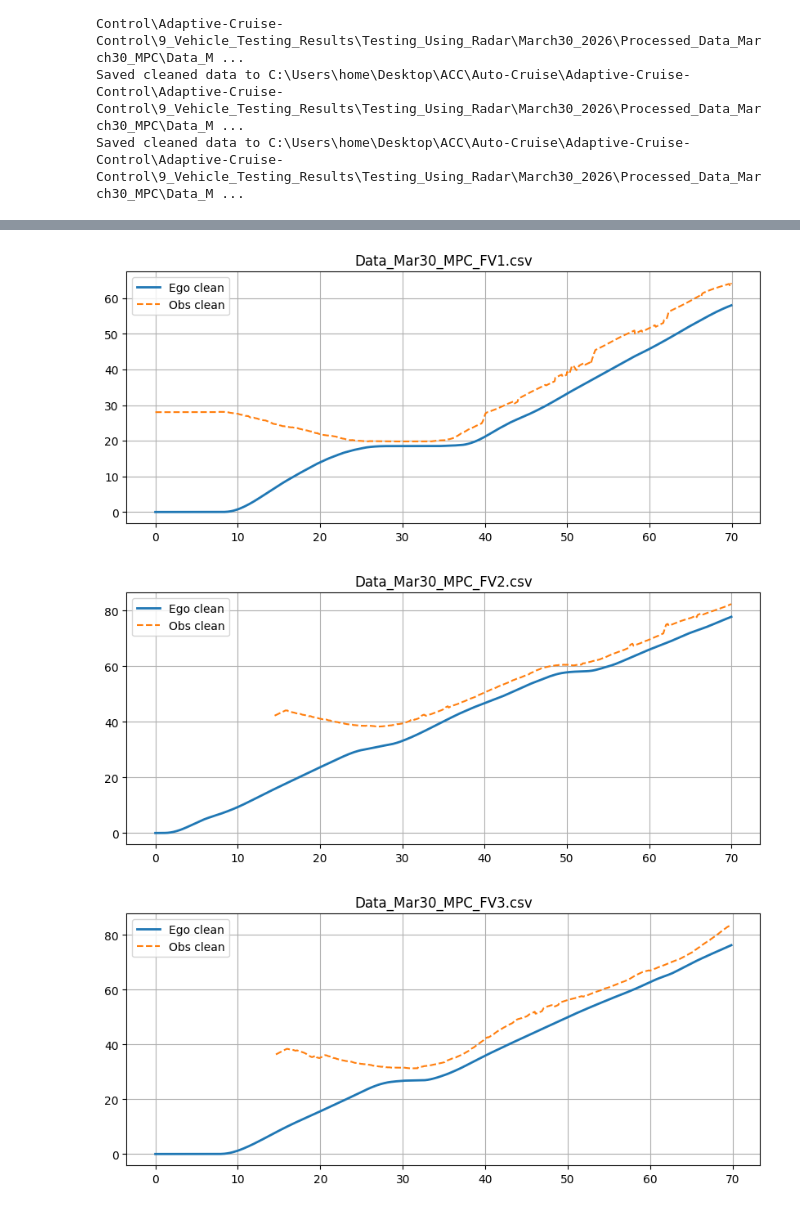
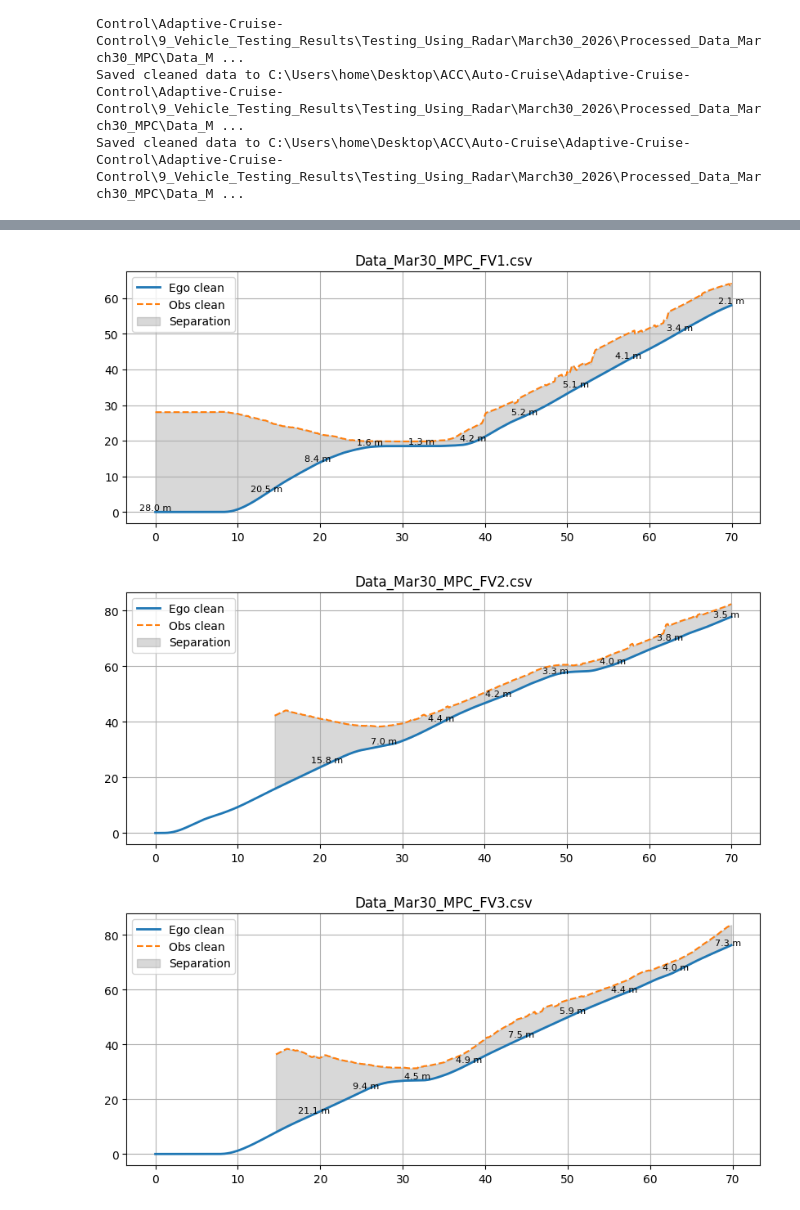
Before and after one commit to Santhosh4888/Adaptive-Cruise-Control, a Jupyter notebook: 9_Vehicle_Testing_Results/Testing_Using_Radar/March30_2026/Data_visualization_MPC_FV.ipynb, the cells around one changed output, grey strips where cells are left out. Cells and saved outputs as stored; diff of their text form; code cells hidden in the pictures.

```diff
--- a/9_Vehicle_Testing_Results/Testing_Using_Radar/March30_2026/Data_visualization_MPC_FV.ipynb
+++ b/9_Vehicle_Testing_Results/Testing_Using_Radar/March30_2026/Data_visualization_MPC_FV.ipynb
@@ -95,6 +95,11 @@ for file, df in data.items():
     # ---- Separation ----
     if "Separation(m)" in df.columns:
         axes[1].plot(df["Time"], df["Separation(m)"], label="Separation")
+
+    # Minimum safe separation line ( 2 seconds at current speed + min safe distance)
+    if "Ego_Velocity_kmph" in df.columns:
+        min_sep = df["Ego_Velocity_kmph"] * (1000/3600) * 2 + 1  # 2 seconds gap in meters + min safe distance
+        axes[1].plot(df["Time"], min_sep, linestyle="-", color="green", label="Min Safe Separation")
 
     axes[0].set_ylabel("Velocity (Kmph)")
     axes[0].set_title(f"Vehicle Velocity — {file}")
@@ -283,6 +288,12 @@ for file, df in data.items():
     axes[1].legend()
     axes[1].grid()
 
+    # Minimum separation line ( 2 seconds at current speed + min safe distance)
+    if "Ego_Velocity_clean" in df.columns:
+        min_sep = df["Ego_Velocity_clean"] * (1000/3600) * 2 + 1  # 2 seconds gap in meters + min safe distance
+        axes[1].plot(df["Time"], min_sep, linestyle="-", color="green", label="Min Safe Separation")
+        axes[1].legend()
+
     plt.tight_layout()
     plt.show()
 # %% [output]
@@ -293,11 +304,19 @@ for file, df in data.items():
 # %%
 for file, df in data.items():
     plt.figure(figsize=(10,4))
     # plt.plot(df["Time"], df["Ego_Position(m)"], alpha=0.3, label="Ego raw")
     plt.plot(df["Time"], df["Ego_Position_clean"], label="Ego clean", linewidth=2)
     plt.plot(df["Time"], df["Obs_Position_clean"], label="Obs clean", linestyle="--")
+    #show the gap between ego and obs as separation and show the value of separation as well
+    plt.fill_between(df["Time"], df["Ego_Position_clean"], df["Obs_Position_clean"], color="gray", alpha=0.3, label="Separation")
+    # Show the value of separation as text on the plot
+    for i in range(0, len(df), max(1, len(df)//10)):  # Show text for up to 10 points
+        if pd.notna(df.loc[i, "Separation_clean"]):
+            plt.text(df.loc[i, "Time"], df.loc[i, "Ego_Position_clean"] + 0.5, f"{df.loc[i, 'Separation_clean']:.1f} m", fontsize=8, ha='center')
+
+
     plt.legend(); plt.grid(); plt.title(file); plt.show()
 # %% [output]
-[figure, old version]
+[figure, new version]
-[figure, old version]
+[figure, new version]
-[figure, old version]
+[figure, new version]
```
Also changed, not shown: parts of 3 cells of this notebook, 5 other files.
